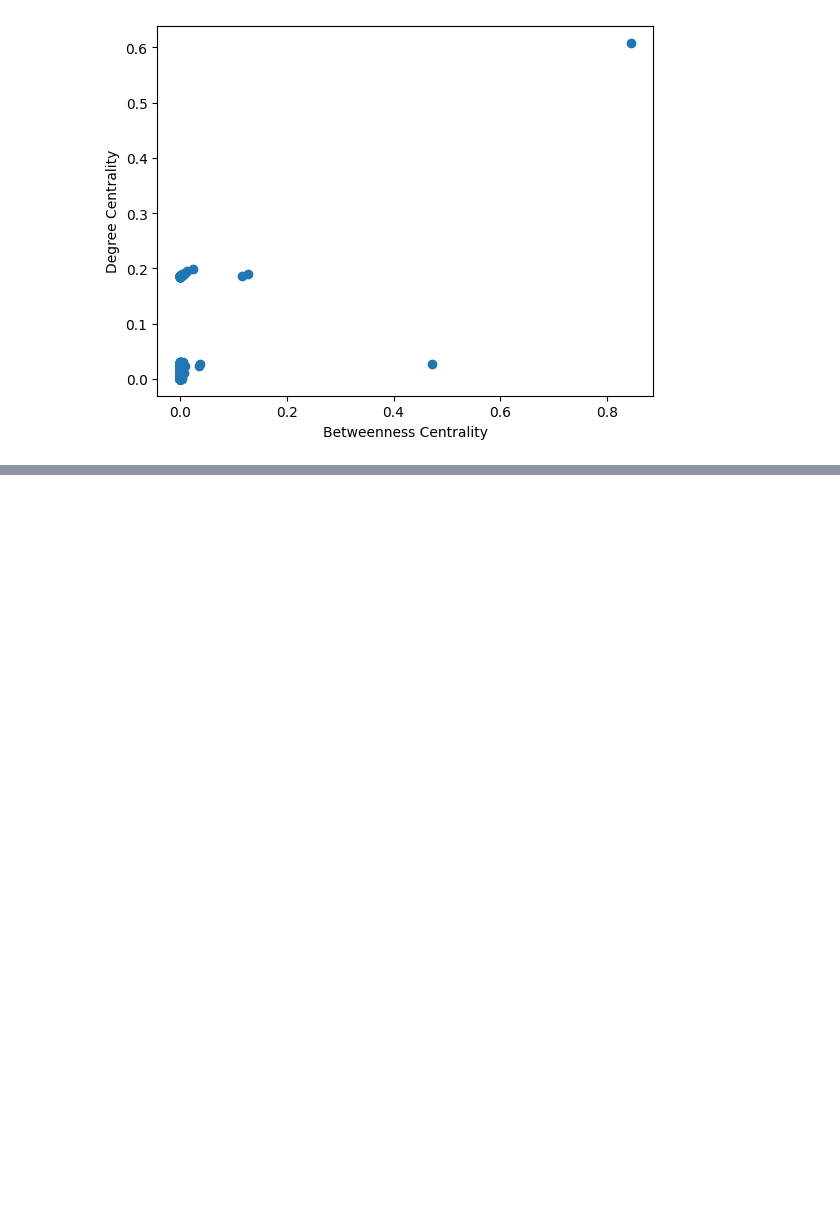
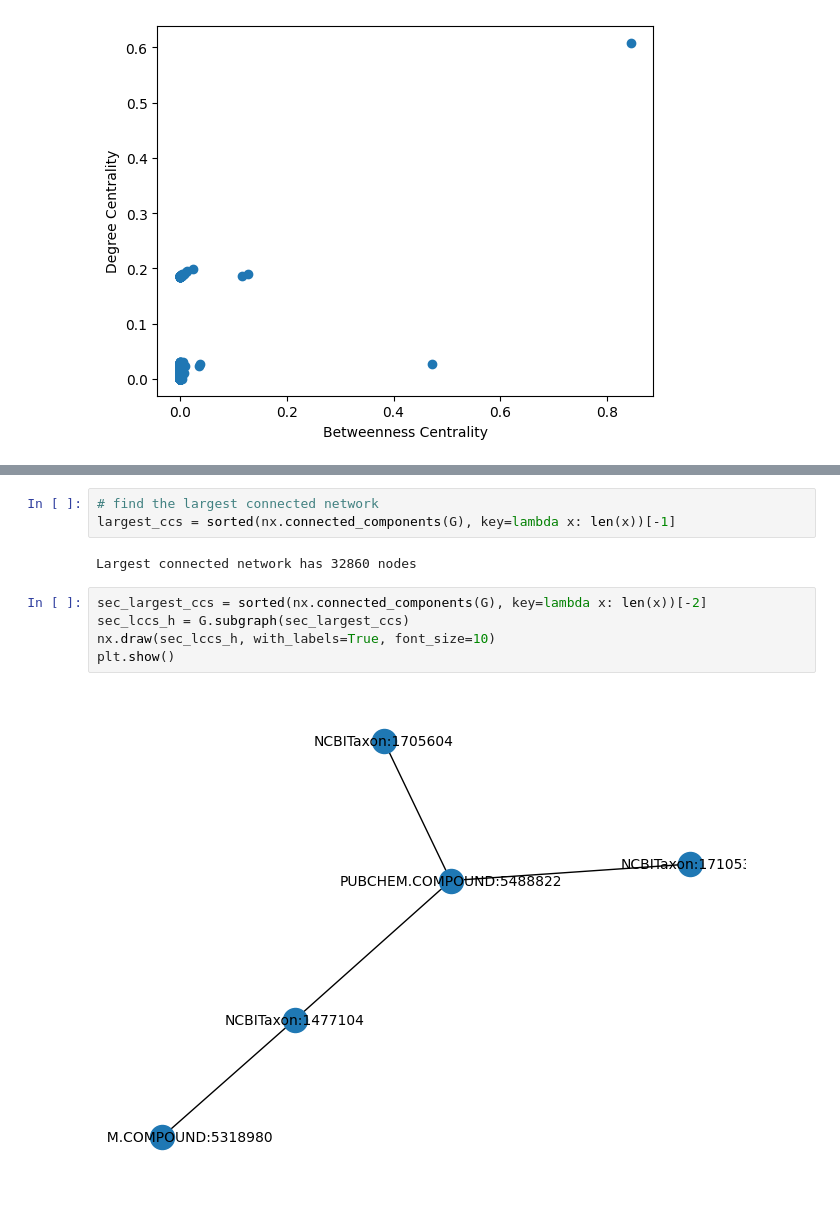
Before and after one commit to lucyzhang95/MAGNN_MKG, a Jupyter notebook: analysis/network.ipynb, the cells around one changed output, grey strips where cells are left out. Saved outputs shown, nothing was run; the diff lists cells and outputs as text; blank space fills up the shorter version.

```diff
--- a/analysis/network.ipynb
+++ b/analysis/network.ipynb
@@ -138,0 +218,12 @@ plt.show()
+# %%
+# find the largest connected network
+largest_ccs = sorted(nx.connected_components(G), key=lambda x: len(x))[-1]
+# %% [output]
+Largest connected network has 32860 nodes
+# %%
+sec_largest_ccs = sorted(nx.connected_components(G), key=lambda x: len(x))[-2]
+sec_lccs_h = G.subgraph(sec_largest_ccs)
+nx.draw(sec_lccs_h, with_labels=True, font_size=10)
+plt.show()
+# %% [output]
+[figure, added]
```
Also changed, not shown: parts of 12 cells of this notebook.
